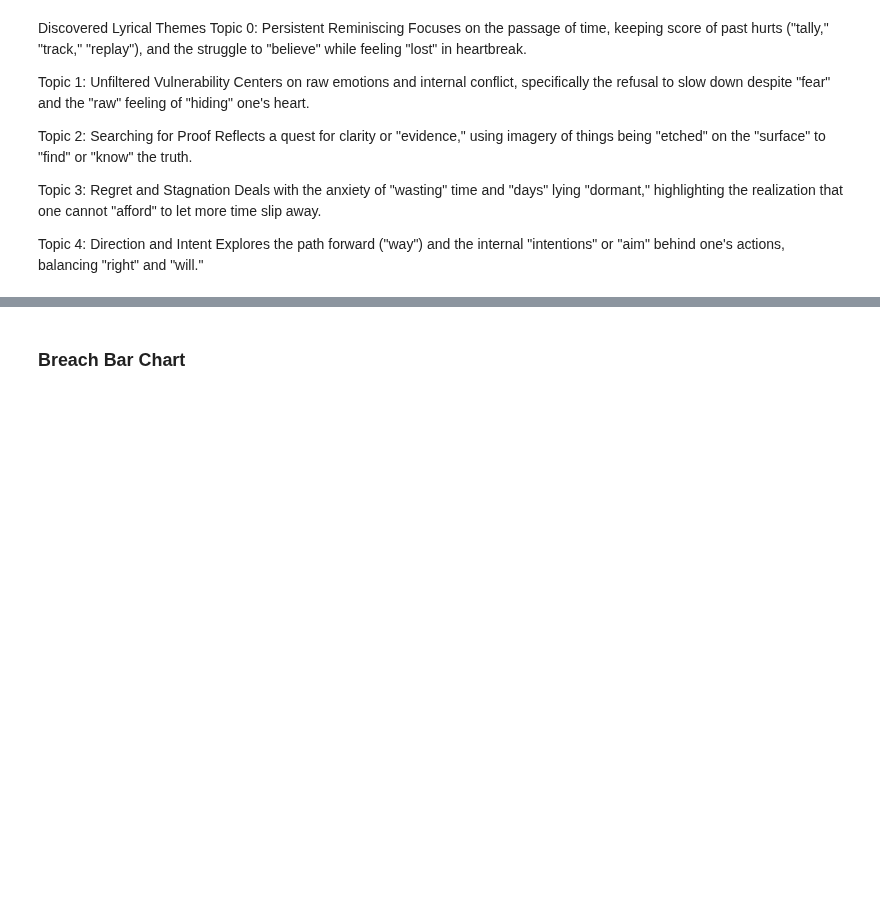
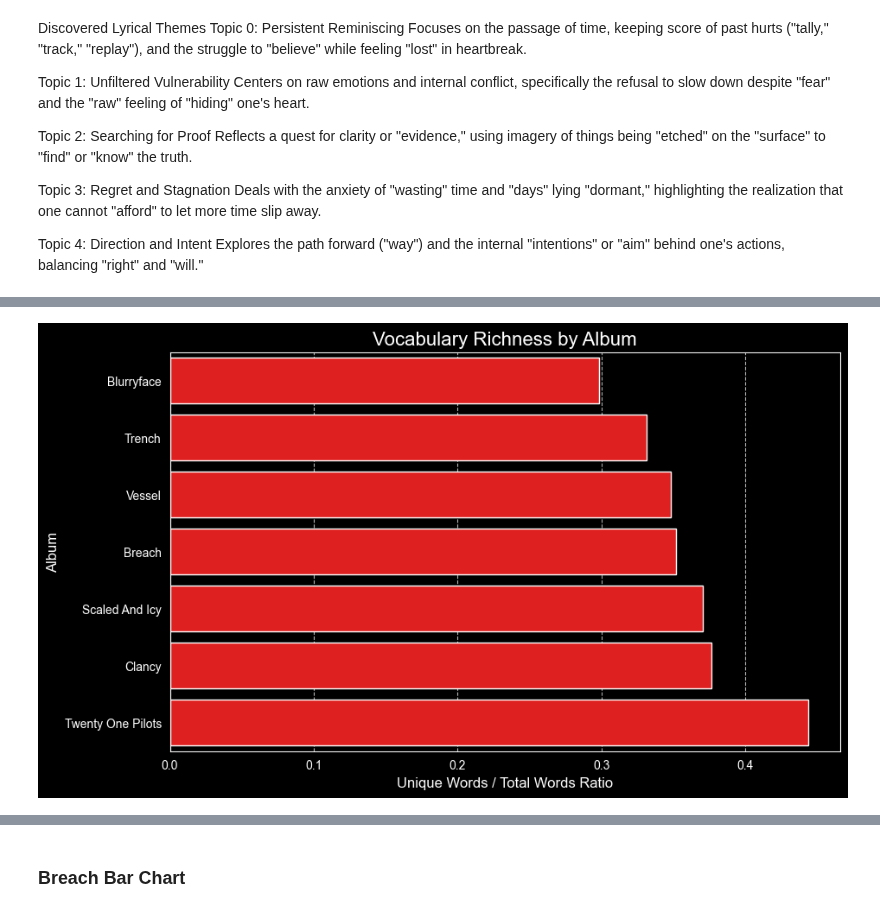
Before and after one commit to MeredithClikkie/torchbearerlab.github.io, a Jupyter notebook: AllAlbumLyrics.ipynb, the cells around one changed output, grey strips where cells are left out. Saved outputs shown, nothing was run; the diff lists cells and outputs as text; code cells hidden in the pictures; blank space fills up the shorter version.

```diff
--- a/AllAlbumLyrics.ipynb
+++ b/AllAlbumLyrics.ipynb
@@ -671,0 +762,40 @@ plt.show()
+# %%
+def calculate_diversity(text):
+    words = str(text).lower().split()
+    if len(words) == 0: return 0
+    return len(set(words)) / len(words)
+
+# Define Red/Orange/Yellow palette
+# You can add as many hex codes as you like to get the exact look
+warm_colors = [
+    '#4A0E0E', # Dark Garnet
+    '#7B0828', # Deep Ruby
+    '#9B1B30', # Chili Pepper
+    '#B22222', # Firebrick
+    '#C0392B', # Pomegranate
+    '#D72638', # Crimson
+    '#E74C3C', # Alizarin
+    '#F0544F', # Soft Coral
+    '#FF4500', # Orange Red
+    '#FF5733', # Persimmon
+    '#FF7F50', # Coral
+    '#FF8C00', # Dark Orange
+    '#FFA500', # Orange
+    '#FFC300', # Sunflower
+    '#F1C40F'  # Maize
+]
+
+# Apply to each album
+df_combined['Lexical_Diversity'] = df_combined['Lyrics'].apply(calculate_diversity)
+diversity_scores = df_combined.groupby('album_name')['Lexical_Diversity'].mean().sort_values()
+
+# Plotting
+plt.figure(figsize=(10, 6))
+sns.barplot(x=diversity_scores.values, y=diversity_scores.index, color= 'red')
+plt.title('Vocabulary Richness by Album', fontsize=16)
+plt.xlabel('Unique Words / Total Words Ratio', fontsize=12)
+plt.ylabel('Album', fontsize=12)
+plt.grid(axis='x', linestyle='--', alpha=0.7)
+plt.show()
+# %% [output]
+[figure, added]
```
Also changed, not shown: parts of 29 cells of this notebook.
